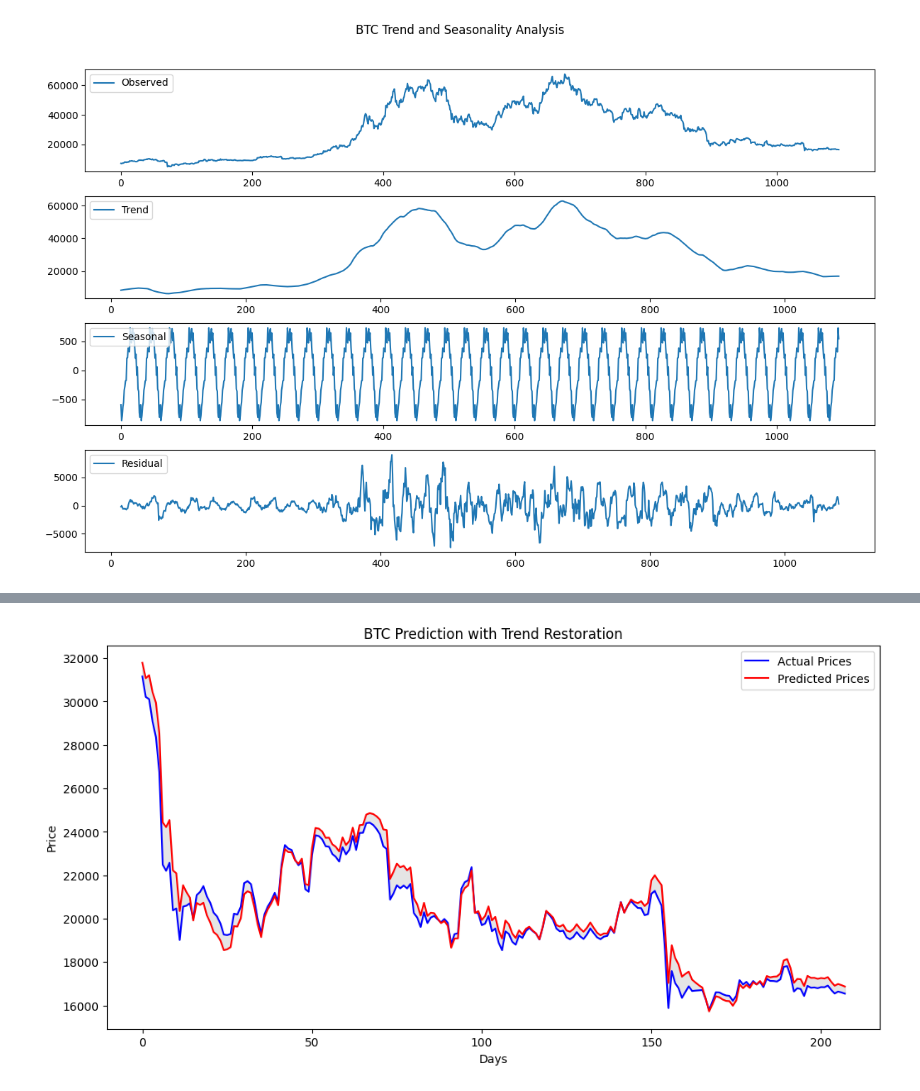
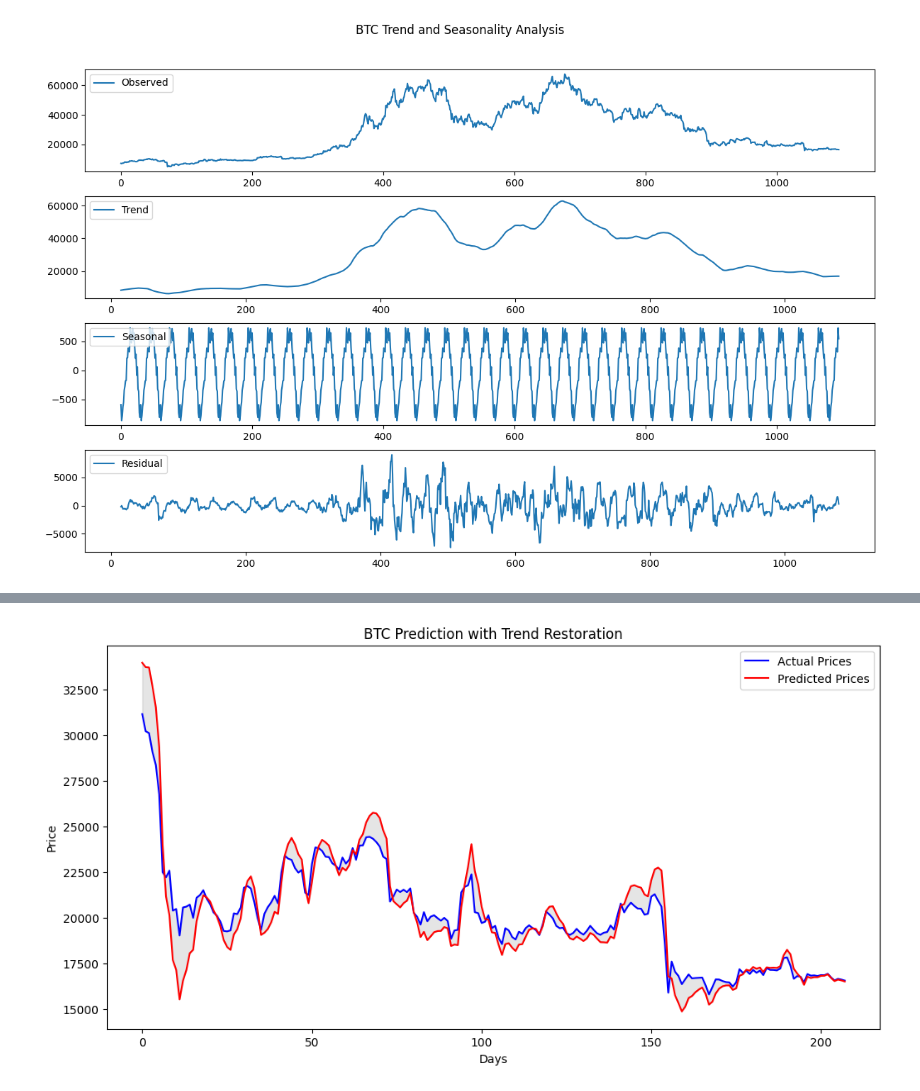
Before and after one commit to ad-astra-per-ardua/DataAnalysis, a Jupyter notebook: LTSM_Model_Task.ipynb, the cells around one changed output, grey strips where cells are left out. Saved outputs shown, nothing was run; the diff lists cells and outputs as text; code cells hidden in the pictures.

```diff
--- a/LTSM_Model_Task.ipynb
+++ b/LTSM_Model_Task.ipynb
@@ -262,7 +259,7 @@ y_train_btc, y_test_btc = y_btc[:train_size_btc], y_btc[train_size_btc:]
 [*********************100%***********************]  1 of 1 completed
 # %%
 btc_model = Sequential([
-    LSTM(512, return_sequences=True, input_shape=(sequence_length, 1)),
+    Bidirectional(LSTM(512, return_sequences=True, input_shape=(sequence_length, 1))),
     Dropout(0.3),
     LSTM(256, return_sequences=True),
     Dropout(0.3),
@@ -272,19 +269,22 @@ btc_model = Sequential([
 ])
 
 btc_model.compile(optimizer=Adam(learning_rate=0.001), loss=loss_function, metrics=['mae'])
+from tensorflow.keras.regularizers import l2
 
+btc_model.add(Dense(64, activation='relu', kernel_regularizer=l2(0.01)))
 btc_callbacks = [
     EarlyStopping(monitor='val_loss', patience=10, restore_best_weights=True),
     ModelCheckpoint('enhanced_lstm_model.keras', save_best_only=True, monitor='val_loss'),
     TensorBoard(log_dir="./logs"),
     ReduceLROnPlateau(monitor='val_loss', factor=0.5, patience=3, min_lr=1e-6)
 ]
+lr_scheduler = ReduceLROnPlateau(monitor='val_loss', factor=0.5, patience=3, min_lr=1e-6)
 # %%
 btc_history = btc_model.fit(
     X_train_btc, y_train_btc,
     validation_data=(X_test_btc, y_test_btc),
-    epochs=100,
-    batch_size=64,
+    epochs=150,
+    batch_size=128,
     callbacks=btc_callbacks
 )
 # %% [output]
@@ -333,7 +338,7 @@ btc_history_detrended = btc_model.fit(
     X_train_btc_det, y_train_btc_det,
     validation_data=(X_test_btc_det, y_test_btc_det),
     epochs=100,
-    batch_size=64,
+    batch_size=128,
     callbacks=btc_callbacks
 )
 # %% [output]
@@ -360,5 +365,8 @@ Epoch 10/100
 # %%
 btc_predicted_prices_detrended = btc_model.predict(X_test_btc_det)
+
+# 예측 결과의 평균값(중앙값)을 사용하여 단일 출력으로 변환
+btc_predicted_prices_detrended = btc_predicted_prices_detrended.mean(axis=1).reshape(-1, 1)
 
 start_idx = train_size_btc + sequence_length
 end_idx = start_idx + len(btc_predicted_prices_detrended)
@@ -366,11 +374,16 @@ end_idx = start_idx + len(btc_predicted_prices_detrended)
 if end_idx > len(btc_closing_prices):
     end_idx = len(btc_closing_prices)
 
+# 추세 성분
 trend_component = btc_closing_prices[start_idx:end_idx].reshape(-1, 1)
+
+# 예측 값 복원
 btc_predicted_prices_restored = btc_scaler.inverse_transform(btc_predicted_prices_detrended) + trend_component
 
+# 실제 값 복원
 btc_actual_prices_restored = btc_closing_prices[start_idx:end_idx].reshape(-1, 1)
 
+# 길이를 동일하게 맞춤
 min_len = min(len(btc_actual_prices_restored), len(btc_predicted_prices_restored))
 btc_actual_prices_restored = btc_actual_prices_restored[:min_len]
 btc_predicted_prices_restored = btc_predicted_prices_restored[:min_len]
@@ -378,5 +391,6 @@ btc_predicted_prices_restored = btc_predicted_prices_restored[:min_len]
 print(f"btc_actual_prices_restored shape: {btc_actual_prices_restored.shape}")
 print(f"btc_predicted_prices_restored shape: {btc_predicted_prices_restored.shape}")
 
+# 시각화
 plot_predictions(btc_actual_prices_restored, btc_predicted_prices_restored, title="BTC Prediction with Trend Restoration")
 # %% [output]
@@ -384,3 +398,3 @@ plot_predictions(btc_actual_prices_restored, btc_predicted_prices_restored, titl
 btc_actual_prices_restored shape: (208, 1)
 btc_predicted_prices_restored shape: (208, 1)
-[figure, old version]
+[figure, new version]
```
Also changed, not shown: parts of 14 cells of this notebook.
